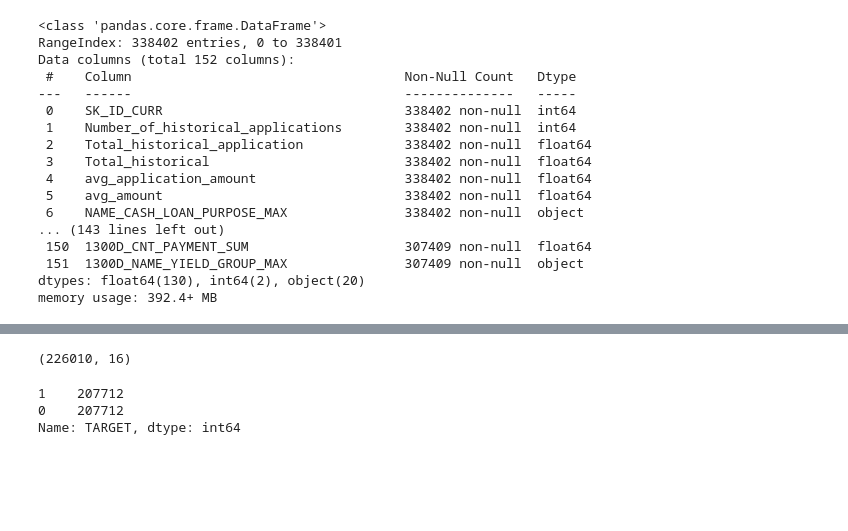
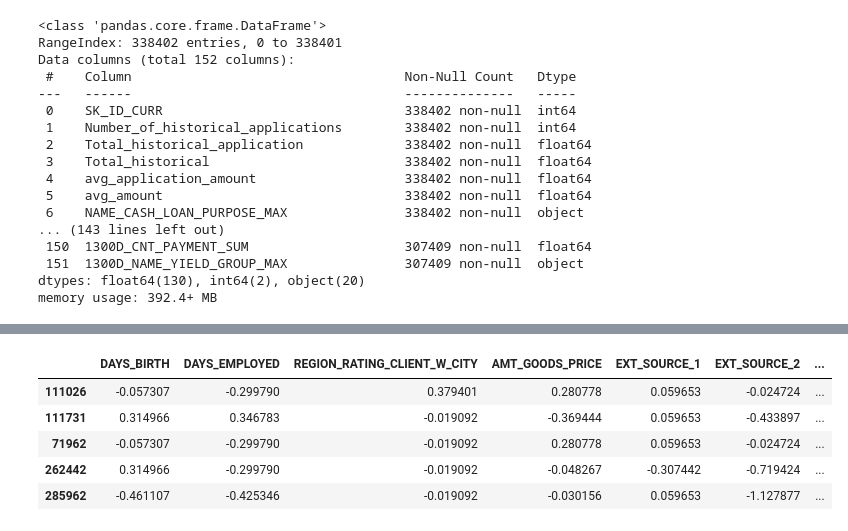
Before and after one commit to hansikpaoeka-cmd/AI_datamining, a Jupyter notebook: src/features/Feature_derivation.ipynb, the cells around one changed output, grey strips where cells are left out. Cells and saved outputs as stored; diff of their text form; code cells hidden in the pictures; blank space fills up the shorter version.

```diff
--- a/src/features/Feature_derivation.ipynb
+++ b/src/features/Feature_derivation.ipynb
@@ -65,4 +31,0 @@ Name: SK_ID_CURR, Length: 1670214, dtype: int64
-# %%
-lists =['Unused offer','Canceled']
-pf = previous_application_ft[~previous_application_ft['NAME_CONTRACT_STATUS'].isin(lists)]
-pf.groupby('SK_ID_CURR')['SK_ID_PREV'].count()
@@ -674,35 +600,29 @@ And if memory is not enough, you can set `force_col_wise=true`.
 # %%
-def weight(x,y):
-    if x == 0 and y <0.1:
-        return 0.1
-    elif x == 1 and y >0.7:
-        return 0.1
-    else:
-        return 1
-
-sample['weight'] = sample.apply(lambda row:weight(row['TARGET'],row['rank']),axis = 1)
-#把预测相对比较准的取出来进行过采样
-smote_sample = sample[sample.weight == 1]
-x_train_woe_stp_smote = smote_sample[x_train_woe_stp.columns]
-y_train_smote = smote_sample['TARGET']
-smote_sample.shape
+# def weight(x,y):
+#     if x == 0 and y <0.1:
+#         return 0.1
+#     elif x == 1 and y >0.7:
+#         return 0.1
+#     else:
+#         return 1
+#
+# sample['weight'] = sample.apply(lambda row:weight(row['TARGET'],row['rank']),axis = 1)
+# #把预测相对比较准的取出来进行过采样
+# smote_sample = sample[sample.weight == 1]
+# x_train_woe_stp_smote = smote_sample[x_train_woe_stp.columns]
+# y_train_smote = smote_sample['TARGET']
+# smote_sample.shape
-# %% [output]
-(226010, 16)
 # %%
-def smote(train_x_smote,train_y_smote,K=15,random_state=0):
-    from imblearn.over_sampling import SMOTE
-    smote = SMOTE(k_neighbors=K, n_jobs=1,random_state=random_state)
-    #fit_resample，找K个邻居，然后进行过采样
-    rex,rey = smote.fit_resample(train_x_smote,train_y_smote)
-    return rex,rey
-rex,rey =smote(x_train_woe_stp_smote,y_train_smote)
-
-#查看数据
-rey.value_counts()
+# def smote(train_x_smote,train_y_smote,K=15,random_state=0):
+#     from imblearn.over_sampling import SMOTE
+#     smote = SMOTE(k_neighbors=K, n_jobs=1,random_state=random_state)
+#     #fit_resample，找K个邻居，然后进行过采样
+#     rex,rey = smote.fit_resample(train_x_smote,train_y_smote)
+#     return rex,rey
+# rex,rey =smote(x_train_woe_stp_smote,y_train_smote)
+#
+# #查看数据
+# rey.value_counts()
-# %% [output]
-1    207712
-0    207712
-Name: TARGET, dtype: int64
 # %%
 from sklearn.metrics import roc_curve,roc_auc_score
 from sklearn.linear_model import LogisticRegression
@@ -733,4 +653,13 @@ def lr_model(x,y,x_test,y_test,C=0.1):
     plt.title('ROC CURVE')
     plt.legend(loc='best')
     plt.show()
+# %%
+x_train_woe_stp.head()
+# %% [output]
+|  | DAYS_BIRTH | DAYS_EMPLOYED | REGION_RATING_CLIENT_W_CITY | AMT_GOODS_PRICE | EXT_SOURCE_1 | EXT_SOURCE_2 | ... |
+| 111026 | -0.057307 | -0.299790 | 0.379401 | 0.280778 | 0.059653 | -0.024724 | ... |
+| 111731 | 0.314966 | 0.346783 | -0.019092 | -0.369444 | 0.059653 | -0.433897 | ... |
+| 71962 | -0.057307 | -0.299790 | -0.019092 | 0.280778 | 0.059653 | -0.024724 | ... |
+| 262442 | 0.314966 | -0.299790 | -0.019092 | -0.048267 | -0.307442 | -0.719424 | ... |
+| 285962 | -0.461107 | -0.425346 | -0.019092 | -0.030156 | 0.059653 | -1.127877 | ... |
 # %%
```
Also changed, not shown: parts of 23 cells of this notebook, 1 other file.
